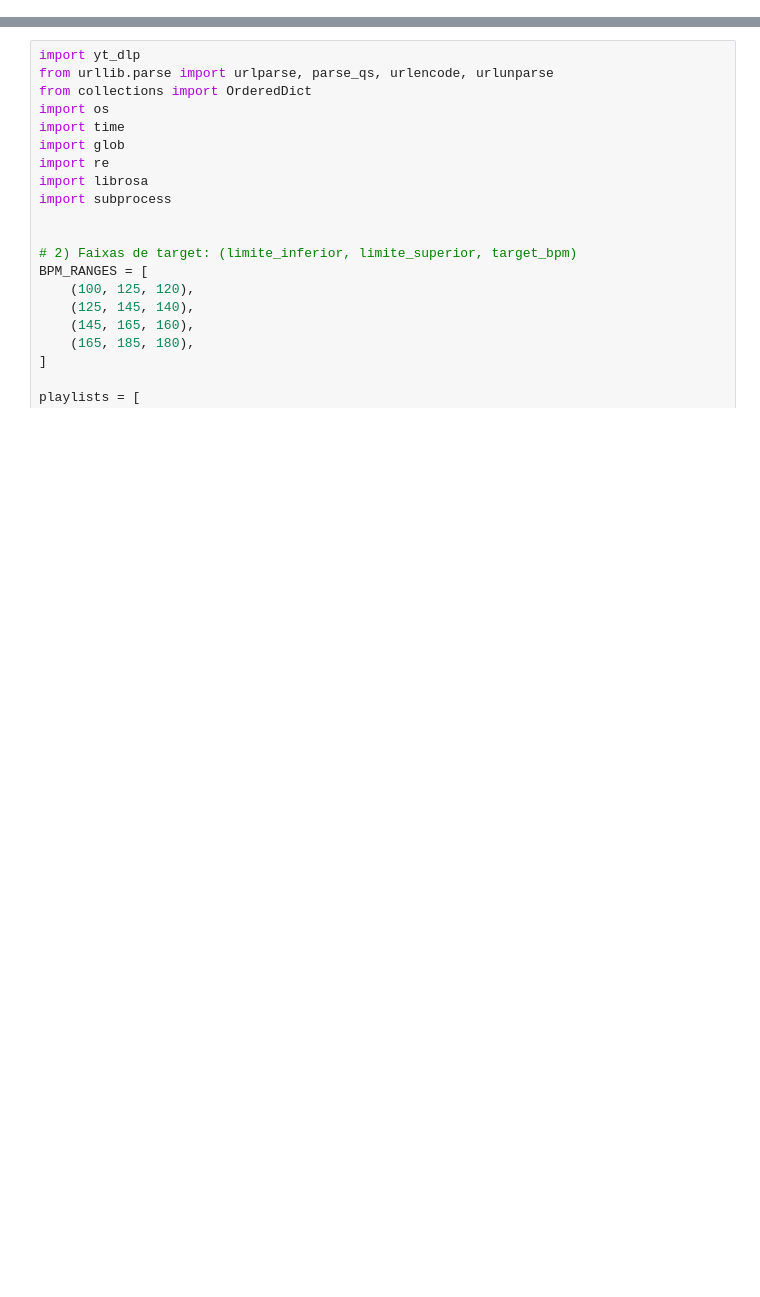
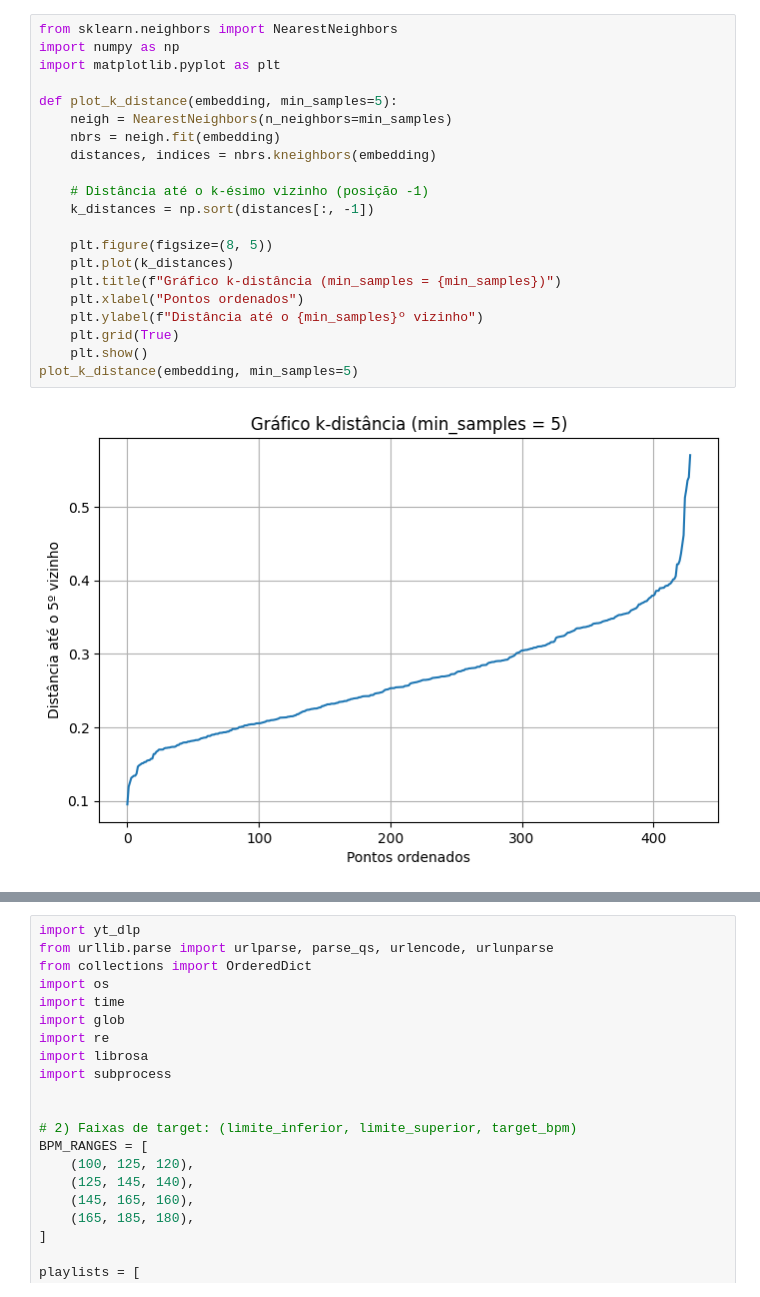
Before and after one commit to faustostangler/BFX, a Jupyter notebook: playground.ipynb, the cells around one changed output, grey strips where cells are left out. Saved outputs shown, nothing was run; the diff lists cells and outputs as text; blank space fills up the shorter version.

```diff
--- a/playground.ipynb
+++ b/playground.ipynb
@@ -0,0 +156,23 @@
+# %%
+from sklearn.neighbors import NearestNeighbors
+import numpy as np
+import matplotlib.pyplot as plt
+
+def plot_k_distance(embedding, min_samples=5):
+    neigh = NearestNeighbors(n_neighbors=min_samples)
+    nbrs = neigh.fit(embedding)
+    distances, indices = nbrs.kneighbors(embedding)
+
+    # Distância até o k-ésimo vizinho (posição -1)
+    k_distances = np.sort(distances[:, -1])
+
+    plt.figure(figsize=(8, 5))
+    plt.plot(k_distances)
+    plt.title(f"Gráfico k-distância (min_samples = {min_samples})")
+    plt.xlabel("Pontos ordenados")
+    plt.ylabel(f"Distância até o {min_samples}º vizinho")
+    plt.grid(True)
+    plt.show()
+plot_k_distance(embedding, min_samples=5)
+# %% [output]
+[figure, added]
```
Also changed, not shown: parts of 13 cells of this notebook, 18 other files.
